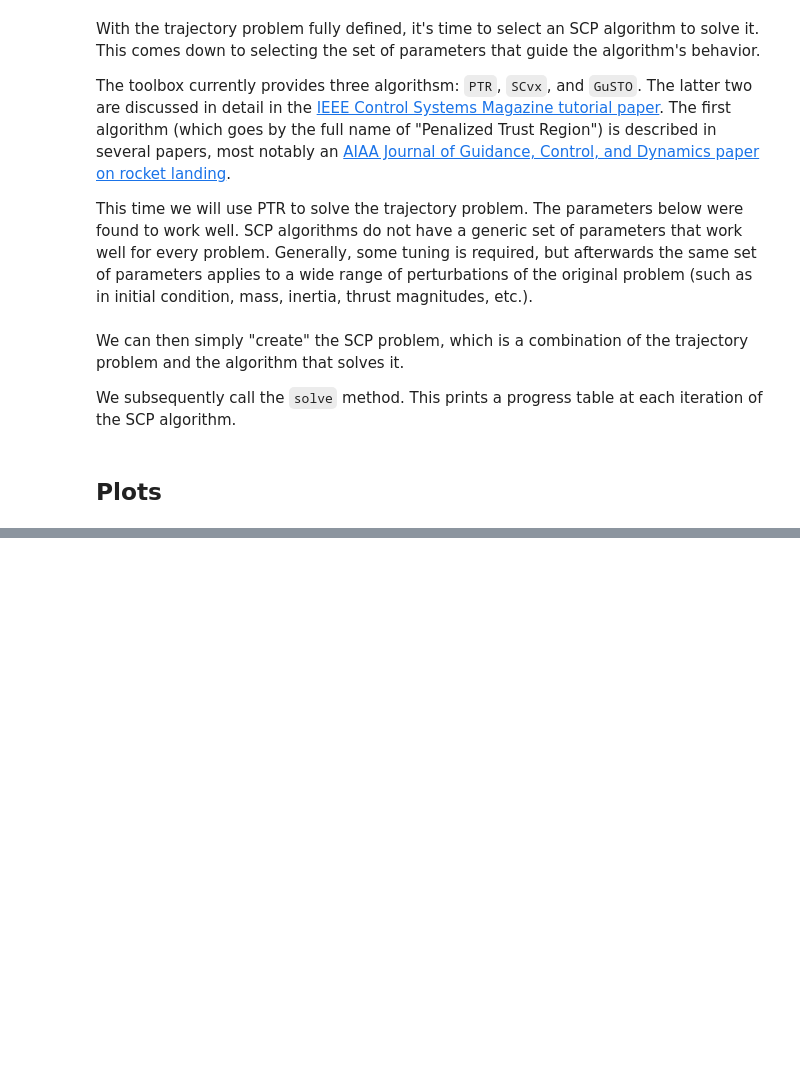
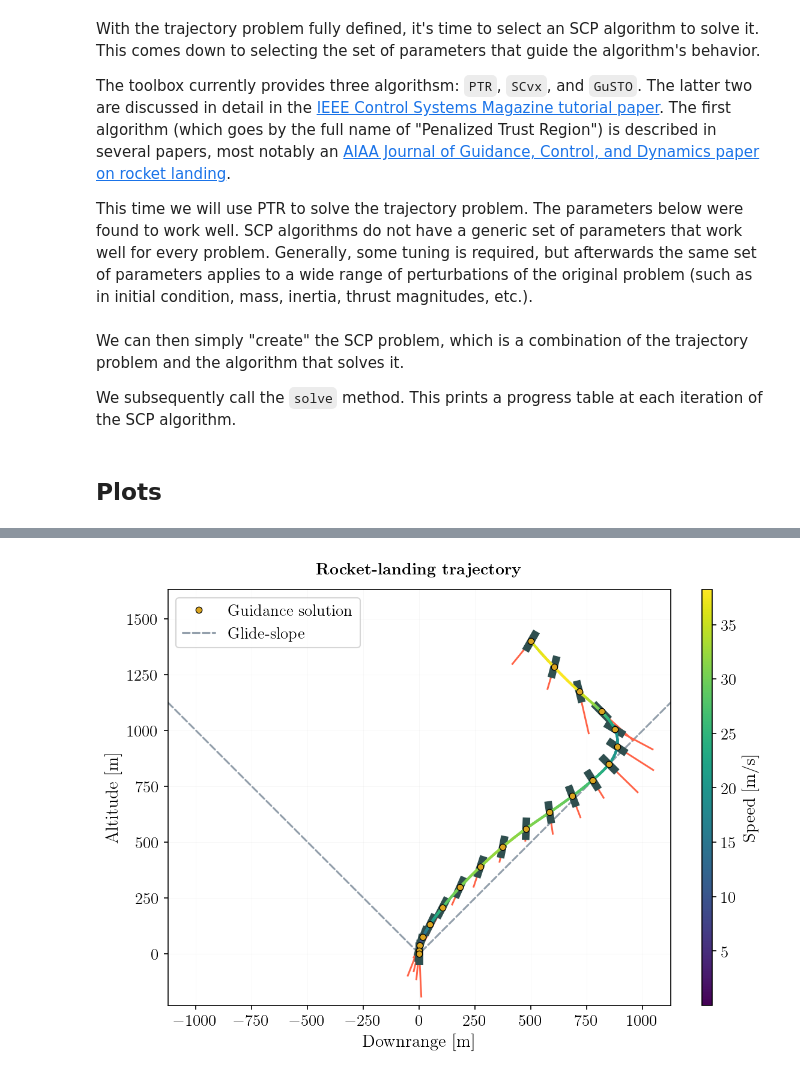
Before and after one commit to UW-ACL/SCPToolbox_tutorial, a Jupyter notebook: src/p4_rocket.ipynb, the cells around one changed output, grey strips where cells are left out. Drawn from its saved outputs; the diff is of its cells as text; code cells hidden in the pictures; blank space fills up the shorter version.

Commit message:
Update `p4_rocket.ipynb`
 - include graphics function calls (from `utils/p4_rocket_graphics.jl`)

```diff
--- a/src/p4_rocket.ipynb
+++ b/src/p4_rocket.ipynb
@@ -856,0 +884,4 @@ sol, history = PTR.solve(ptr_pbm);
+# %%
+plot_trajectory();
+# %% [output]
+[figure, added]
```
Also changed, not shown: parts of 7 cells of this notebook.
